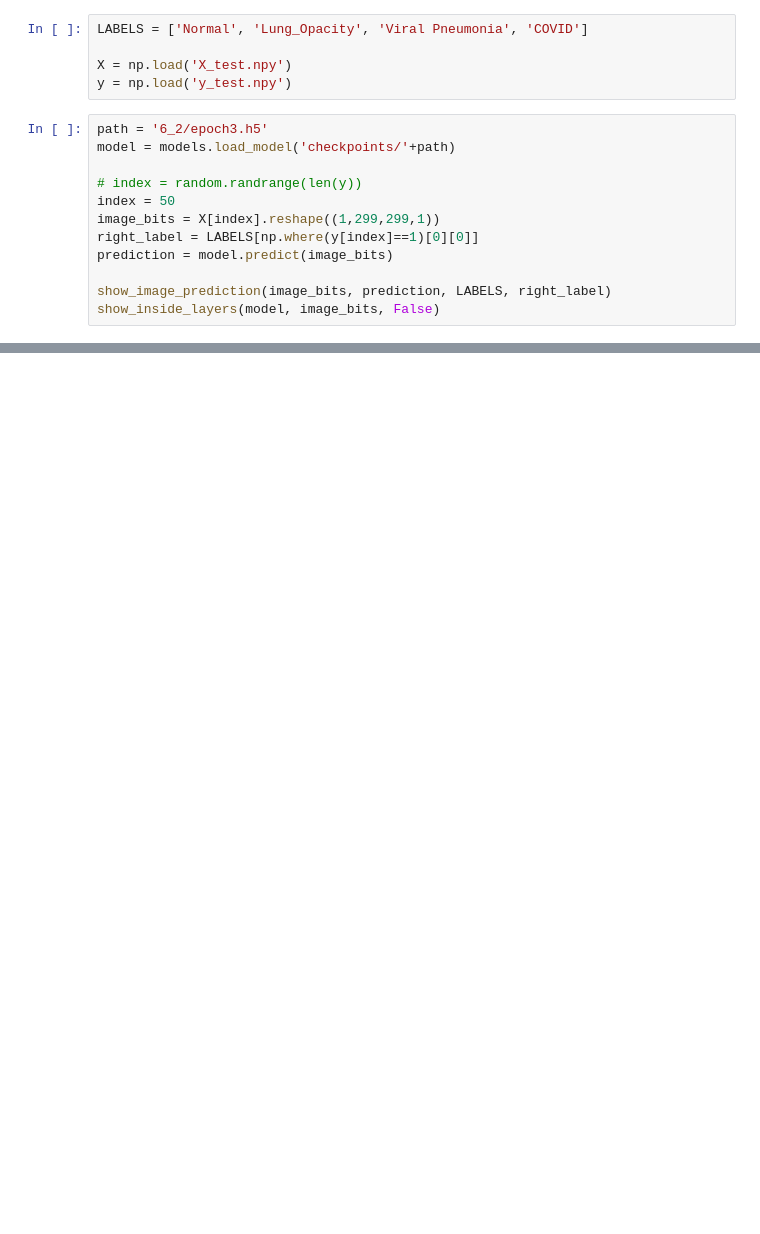
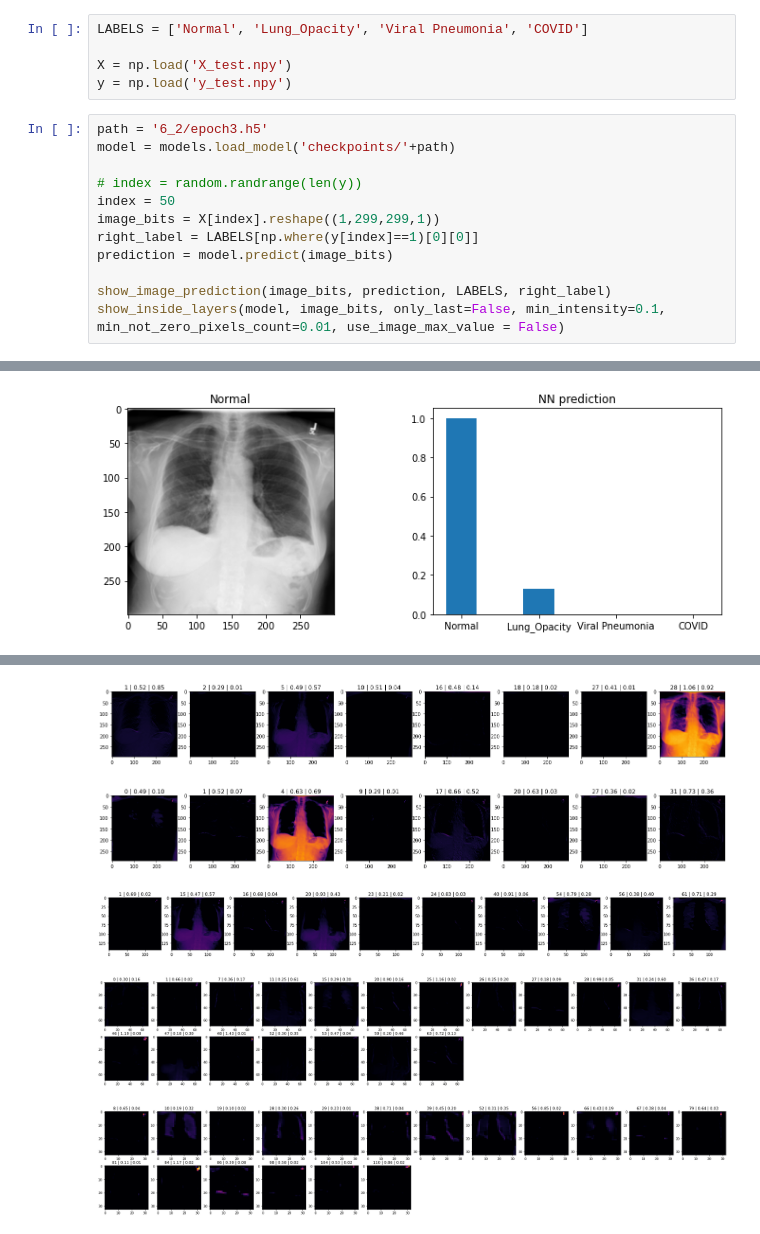
Before and after one commit to DiachukVlad/Praca-in-ynierska, a Jupyter notebook: program/what_is_inside.ipynb, the cells around one changed output, grey strips where cells are left out. Drawn from its saved outputs; the diff is of its cells as text; blank space fills up the shorter version.

```diff
--- a/program/what_is_inside.ipynb
+++ b/program/what_is_inside.ipynb
@@ -78,4 +87,5 @@ right_label = LABELS[np.where(y[index]==1)[0][0]]
 prediction = model.predict(image_bits)
 
 show_image_prediction(image_bits, prediction, LABELS, right_label)
-show_inside_layers(model, image_bits, False)
+show_inside_layers(model, image_bits, only_last=False, min_intensity=0.1, min_not_zero_pixels_count=0.01, use_image_max_value = False)
+# %% [output]
@@ -81,0 +93 @@ show_inside_layers(model, image_bits, False)
+[figure, added]
@@ -81,0 +99,5 @@ show_inside_layers(model, image_bits, False)
+[figure, added]
+[figure, added]
+[figure, added]
+[figure, added]
+[figure, added]
```
Also changed, not shown: parts of 7 cells of this notebook, 19 other files.
